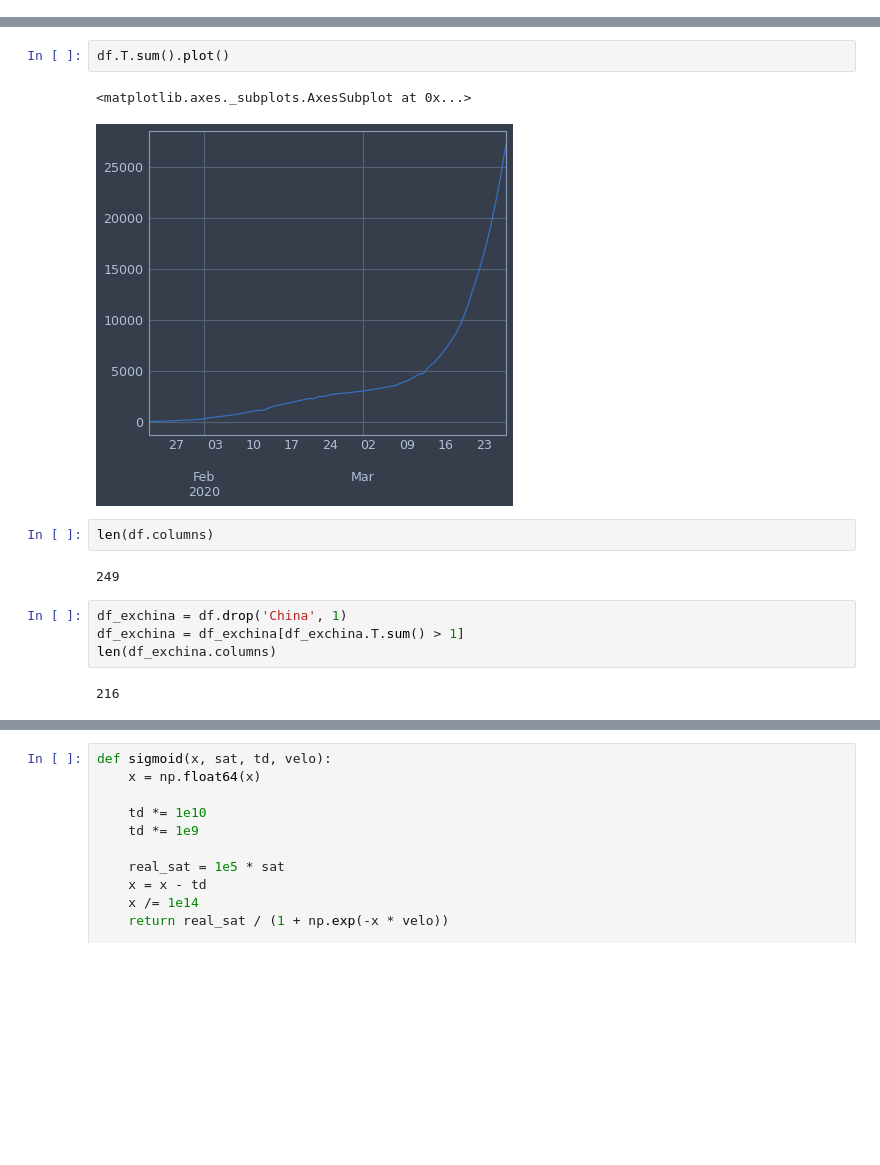
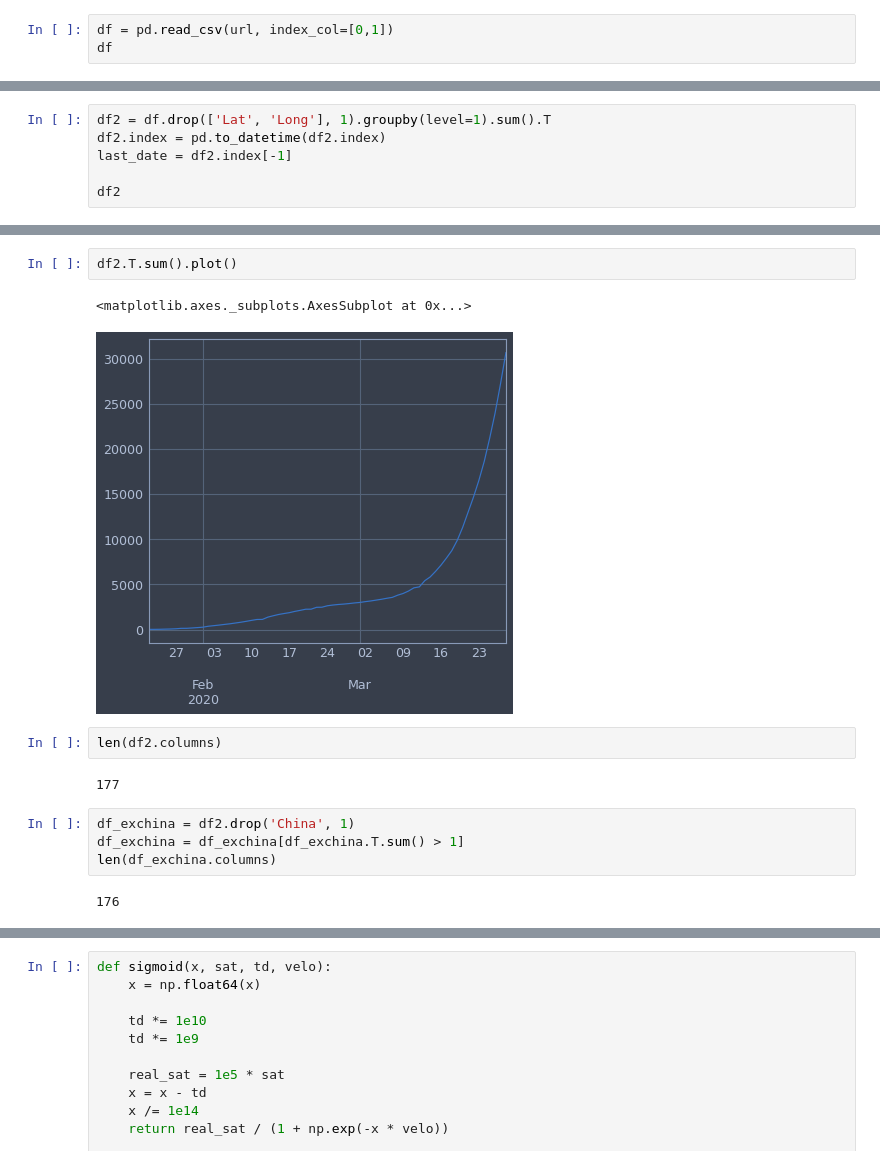
Before and after one commit to pcjedi/notebooks, a Jupyter notebook: corona.ipynb, the cells around one changed output, grey strips where cells are left out. Cells and saved outputs as stored; diff of their text form; blank space fills up the shorter version.

```diff
--- a/corona.ipynb
+++ b/corona.ipynb
@@ -38,0 +20,3 @@ df.index = pd.to_datetime(df.index)
+# %%
+df = pd.read_csv(url, index_col=[0,1])
+df
@@ -38,0 +38,6 @@ df.index = pd.to_datetime(df.index)
+# %%
+df2 = df.drop(['Lat', 'Long'], 1).groupby(level=1).sum().T
+df2.index = pd.to_datetime(df2.index)
+last_date = df2.index[-1]
+
+df2
@@ -39,18 +58,18 @@ df.index = pd.to_datetime(df.index)
 # %%
-df.T.sum().plot()
+df2.T.sum().plot()
 # %% [output]
 <matplotlib.axes._subplots.AxesSubplot at 0x...>
-[figure, old version]
+[figure, new version]
 # %%
-len(df.columns)
+len(df2.columns)
 # %% [output]
-249
+177
 # %%
-df_exchina = df.drop('China', 1)
+df_exchina = df2.drop('China', 1)
 df_exchina = df_exchina[df_exchina.T.sum() > 1]
 len(df_exchina.columns)
 # %% [output]
-216
+176
 # %%
 df_exchina.T.sum().plot()
 # %% [output]
```
Also changed, not shown: parts of 17 cells of this notebook, 1 other file.
